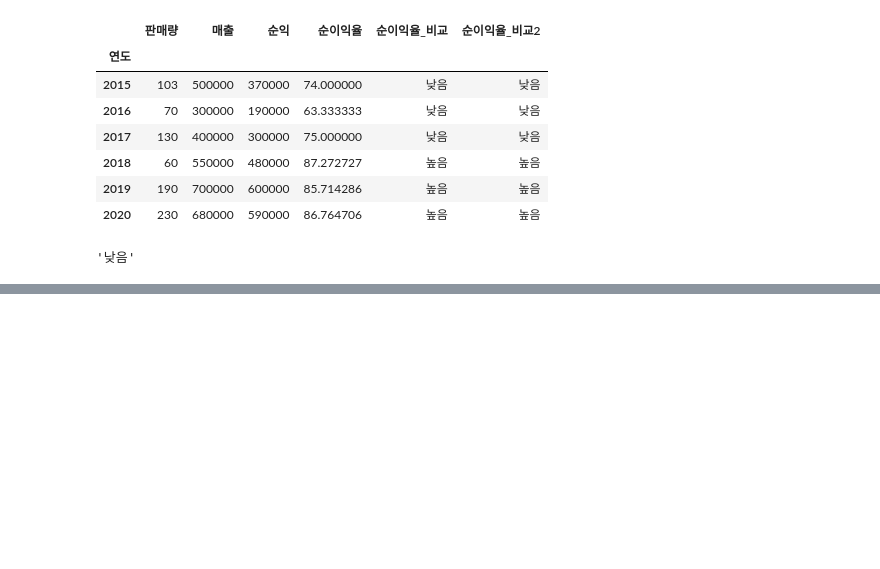
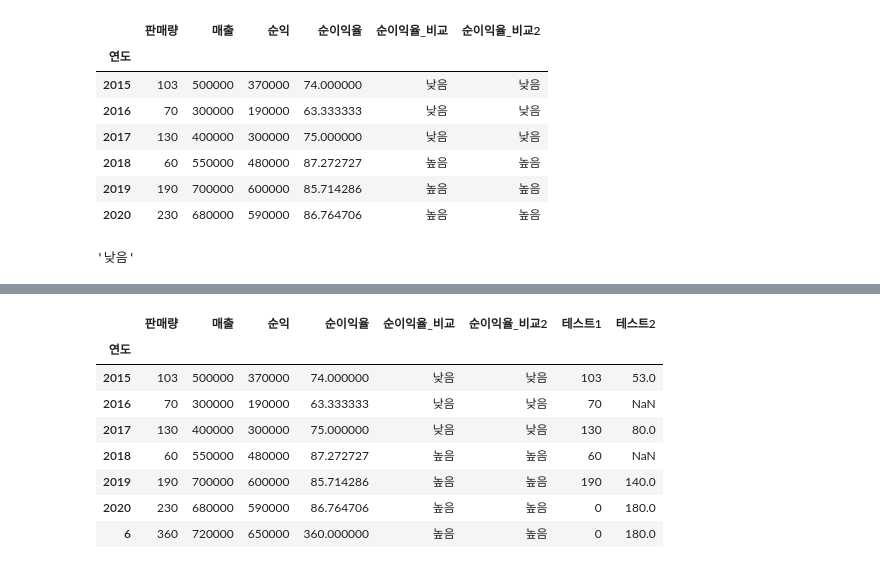
Before and after one commit to chopin0807/Pandas_Practice, a Jupyter notebook: Pandas.ipynb, the cells around one changed output, grey strips where cells are left out. Saved outputs shown, nothing was run; the diff lists cells and outputs as text; code cells hidden in the pictures; blank space fills up the shorter version.

```diff
--- a/Pandas.ipynb
+++ b/Pandas.ipynb
@@ -399,0 +423,2 @@ check_lambda(40)
+# %%
+sales_data['테스트1'] = np.where(sales_data['판매량']> 200, 0, sales_data['판매량'])
@@ -399,0 +436,2 @@ check_lambda(40)
+# %%
+sales_data['테스트2'] = sales_data[sales_data['판매량'] < 100]['판매량'] + 50
@@ -399,0 +449,2 @@ check_lambda(40)
+# %%
+sales_data['테스트2'] = sales_data[sales_data['판매량'] >= 100]['판매량'] - 50
@@ -399,0 +462,14 @@ check_lambda(40)
+# %%
+sales_data.loc[6] = [360, 720000, 650000, 360, '높음', '높음', 0 , 180.0]
+# %%
+sales_data
+# %% [output]
+|  | 판매량 | 매출 | 순익 | 순이익율 | 순이익율_비교 | 순이익율_비교2 | 테스트1 | 테스트2 |
+| 연도 |  |  |  |  |  |  |  |  |
+| 2015 | 103 | 500000 | 370000 | 74.000000 | 낮음 | 낮음 | 103 | 53.0 |
+| 2016 | 70 | 300000 | 190000 | 63.333333 | 낮음 | 낮음 | 70 | NaN |
+| 2017 | 130 | 400000 | 300000 | 75.000000 | 낮음 | 낮음 | 130 | 80.0 |
+| 2018 | 60 | 550000 | 480000 | 87.272727 | 높음 | 높음 | 60 | NaN |
+| 2019 | 190 | 700000 | 600000 | 85.714286 | 높음 | 높음 | 190 | 140.0 |
+| 2020 | 230 | 680000 | 590000 | 86.764706 | 높음 | 높음 | 0 | 180.0 |
+| 6 | 360 | 720000 | 650000 | 360.000000 | 높음 | 높음 | 0 | 180.0 |
```
Also changed, not shown: parts of 37 cells of this notebook, 1 other file.
